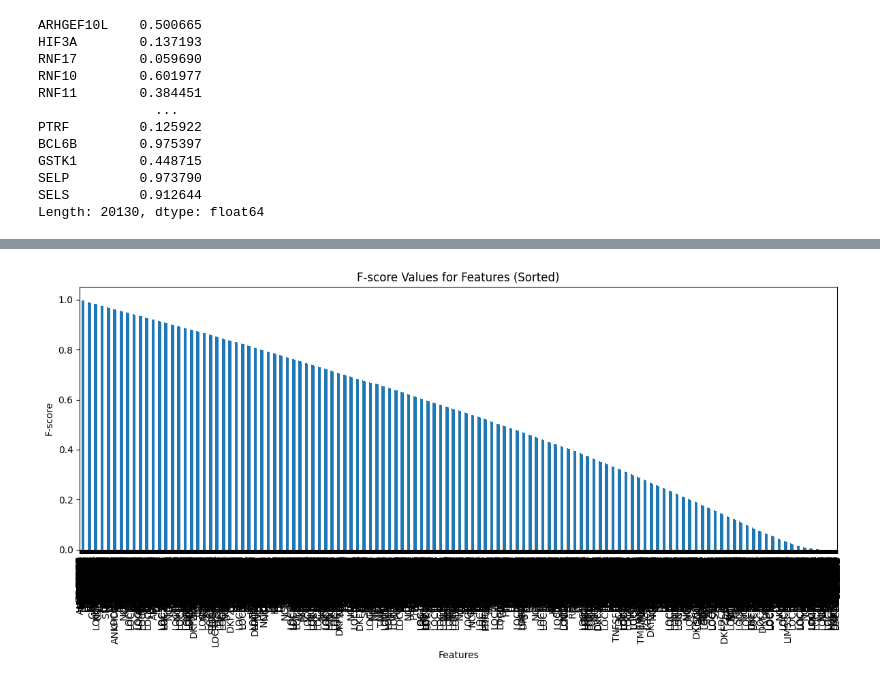
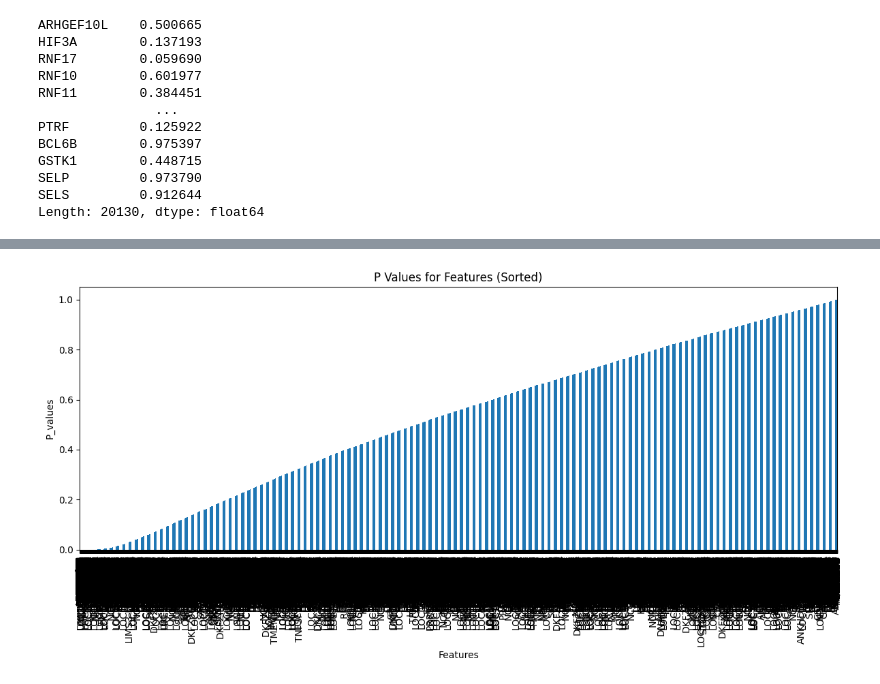
Before and after one commit to Ruvindya/ResearchProject-PreProcessing, a Jupyter notebook: HiSeqV2_ChisquareTest.ipynb, the cells around one changed output, grey strips where cells are left out. Drawn from its saved outputs; the diff is of its cells as text; code cells hidden in the pictures.

```diff
--- a/HiSeqV2_ChisquareTest.ipynb
+++ b/HiSeqV2_ChisquareTest.ipynb
@@ -85,6 +85,6 @@ SELP         0.973790
 SELS         0.912644
 Length: 20130, dtype: float64
 # %%
-sorted_p_values = p_values.sort_values(ascending=False)
+sorted_p_values = p_values.sort_values(ascending=True)
 sorted_p_values
 # %% [output]
@@ -103,13 +103,13 @@ Length: 20130, dtype: float64
 # %%
 import matplotlib.pyplot as plt
 # Create a bar plot of the F-scores
 plt.figure(figsize=(12, 6))
 sorted_p_values.plot(kind='bar')
-plt.title('F-score Values for Features (Sorted)')
+plt.title('P Values for Features (Sorted)')
 plt.xlabel('Features')
-plt.ylabel('F-score')
+plt.ylabel('P_values')
 plt.xticks(rotation=90)  # Rotate x-axis labels for better readability if needed
 plt.tight_layout()
 plt.show()
 # %% [output]
-[figure, old version]
+[figure, new version]
```
Also changed, not shown: parts of 9 cells of this notebook.
